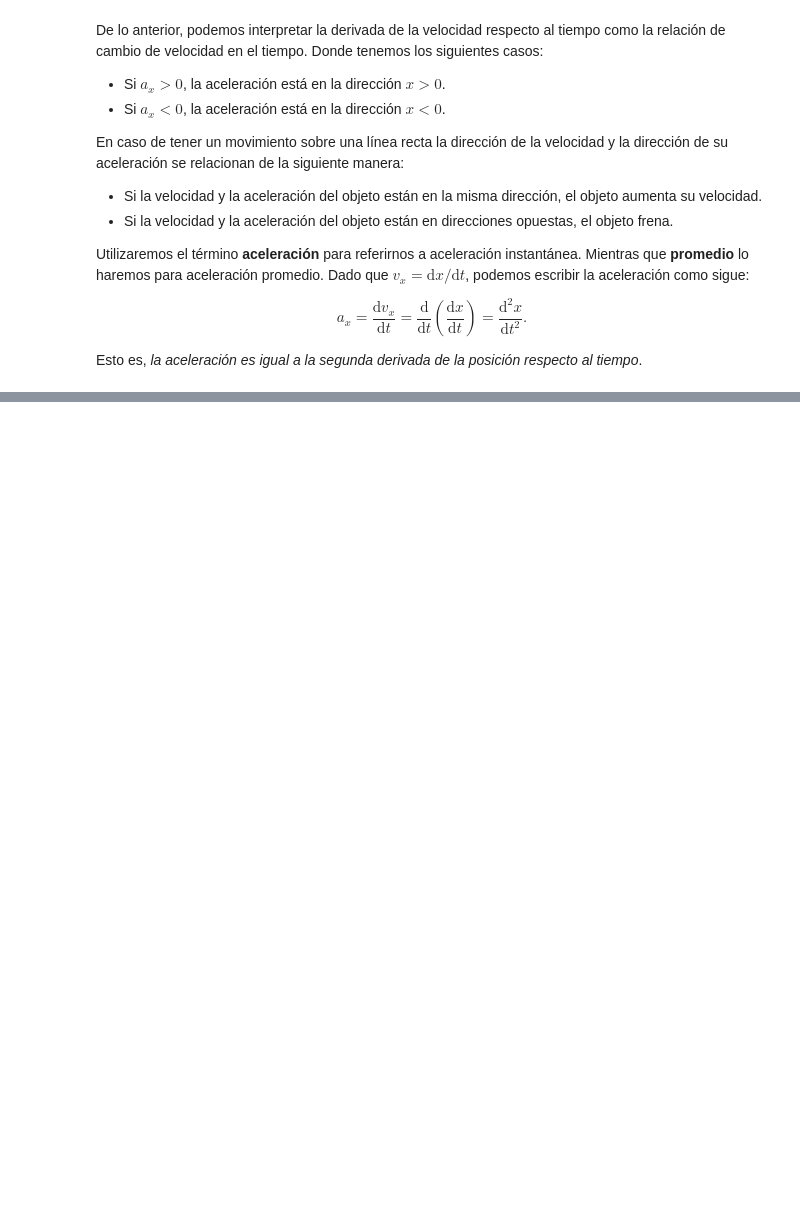
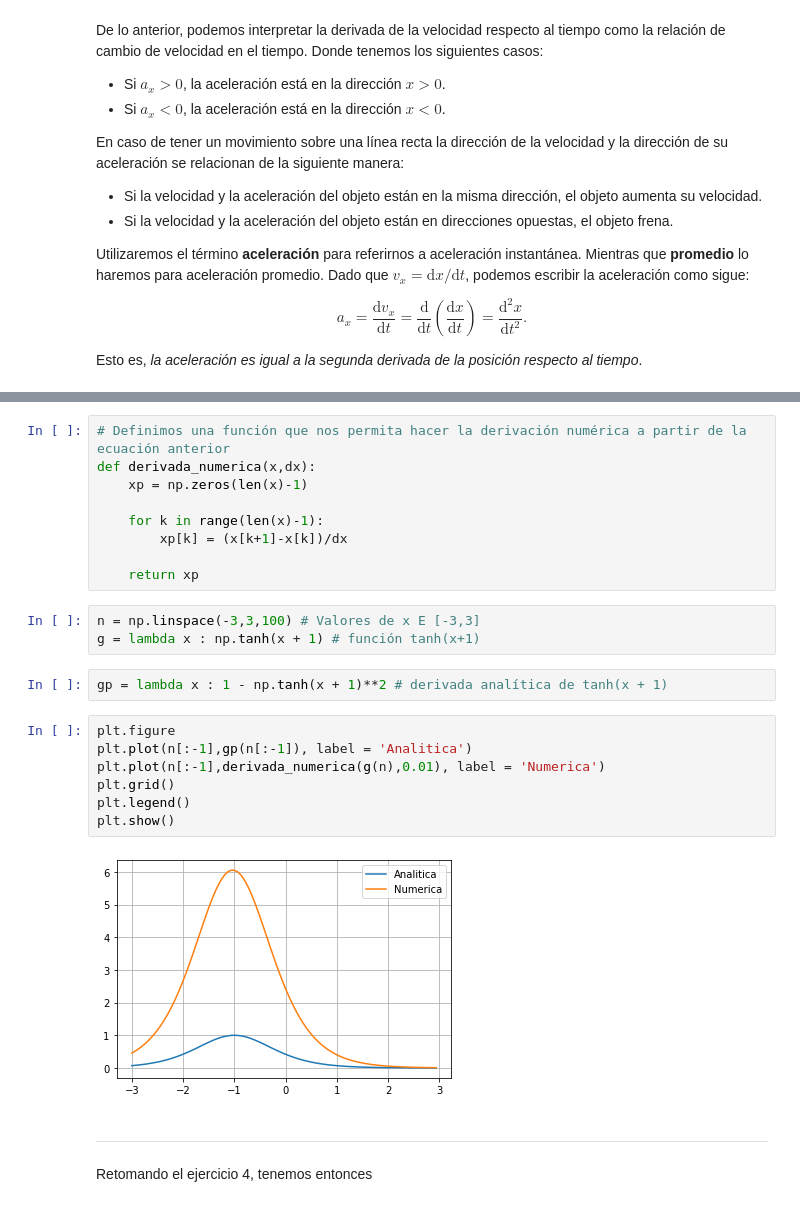
Before and after one commit to jesolisp/MEC_CLAS_2022_2, a Jupyter notebook: notebooks/Unidad_II.ipynb, the cells around one changed output, grey strips where cells are left out. Cells and saved outputs as stored; diff of their text form; blank space fills up the shorter version.

```diff
--- a/notebooks/Unidad_II.ipynb
+++ b/notebooks/Unidad_II.ipynb
@@ -345,0 +356,26 @@ plt.show()
+# %%
+# Definimos una función que nos permita hacer la derivación numérica a partir de la ecuación anterior
+def derivada_numerica(x,dx):
+    xp = np.zeros(len(x)-1)
+
+    for k in range(len(x)-1):
+        xp[k] = (x[k+1]-x[k])/dx
+
+    return xp
+# %%
+n = np.linspace(-3,3,100) # Valores de x E [-3,3]
+g = lambda x : np.tanh(x + 1) # función tanh(x+1)
+# %%
+gp = lambda x : 1 - np.tanh(x + 1)**2 # derivada analítica de tanh(x + 1)
+# %%
+plt.figure
+plt.plot(n[:-1],gp(n[:-1]), label = 'Analitica')
+plt.plot(n[:-1],derivada_numerica(g(n),0.01), label = 'Numerica')
+plt.grid()
+plt.legend()
+plt.show()
+# %% [output]
+[figure, added]
+# %% [markdown]
+---
+Retomando el ejercicio 4, tenemos entonces
```
Also changed, not shown: parts of 12 cells of this notebook.
